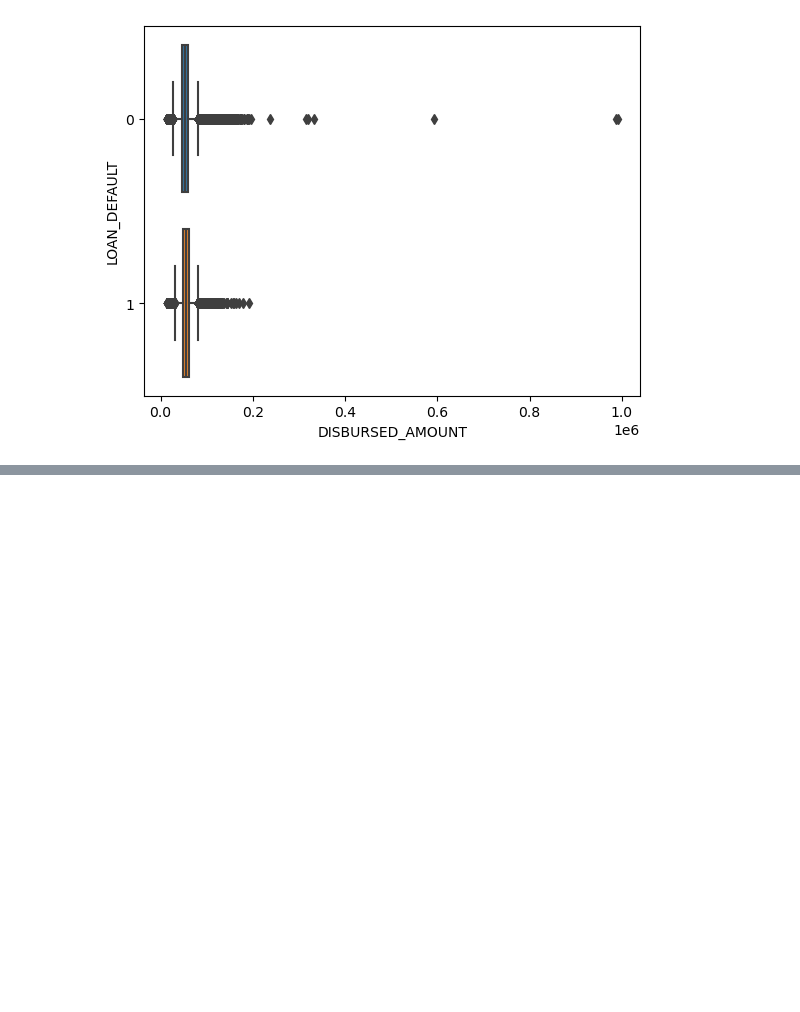
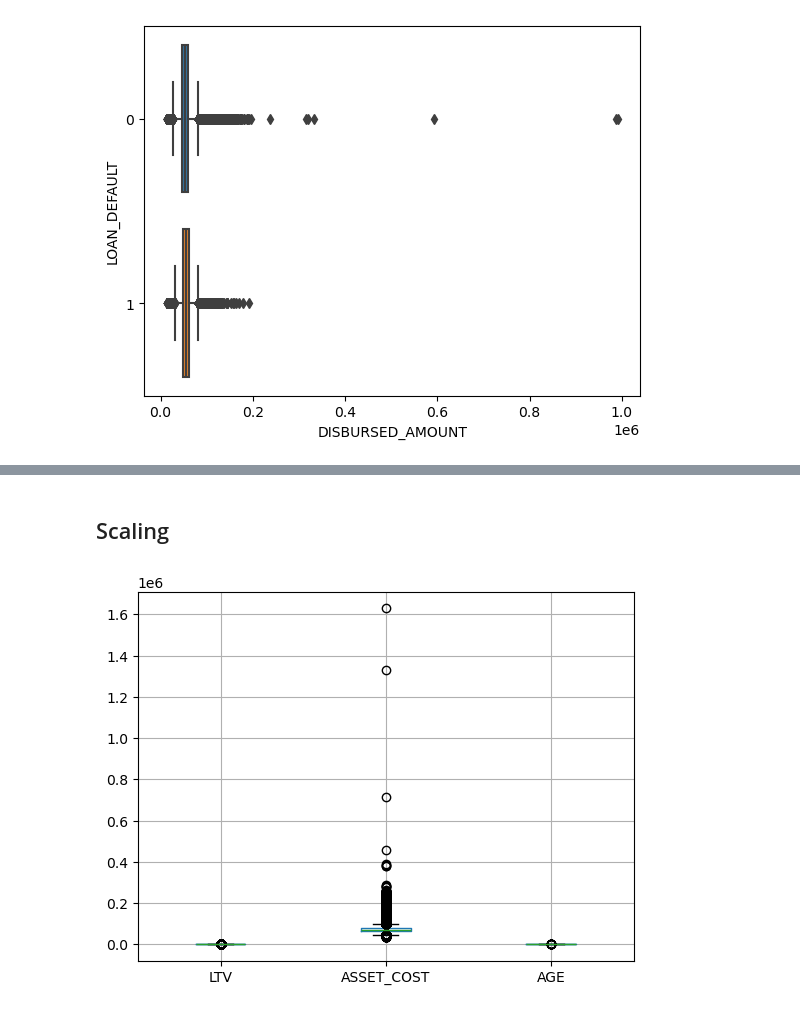
Before and after one commit to samiralikperov/python-portfolio, a Jupyter notebook: CFI/Loan Default Prediction with ML.ipynb, the cells around one changed output, grey strips where cells are left out. Cells and saved outputs as stored; diff of their text form; code cells hidden in the pictures; blank space fills up the shorter version.

```diff
--- a/CFI/Loan Default Prediction with ML.ipynb
+++ b/CFI/Loan Default Prediction with ML.ipynb
@@ -613,0 +722,25 @@ LOAN_DEFAULT
+# %%
+loan_df['TOTAL_ACTIVE_ACCTS'] = loan_df['PRI_ACTIVE_ACCTS'] + loan_df['SEC_ACTIVE_ACCTS']
+loan_df['TOTAL_OVERDUE_ACCTS'] = loan_df['PRI_OVERDUE_ACCTS'] + loan_df['SEC_OVERDUE_ACCTS']
+loan_df['TOTAL_CURRENT_BALANCE'] = loan_df['PRI_CURRENT_BALANCE'] + loan_df['SEC_CURRENT_BALANCE']
+loan_df['TOTAL_SANCTIONED_AMOUNT'] = loan_df['PRI_SANCTIONED_AMOUNT'] + loan_df['SEC_SANCTIONED_AMOUNT']
+loan_df['TOTAL_DISBURSED_AMOUNT'] = loan_df['PRI_DISBURSED_AMOUNT'] + loan_df['SEC_DISBURSED_AMOUNT']
+loan_df['TOTAL_INSTAL_AMT'] = loan_df['PRIMARY_INSTAL_AMT'] + loan_df['SEC_INSTAL_AMT']
+# %%
+# have to drop the columns to avoid duplication
+drop_cols = ['PRI_NO_OF_ACCTS',
+             'PRI_ACTIVE_ACCTS',
+             'PRI_OVERDUE_ACCTS',
+             'PRI_CURRENT_BALANCE',
+             'PRI_SANCTIONED_AMOUNT',
+             'PRI_DISBURSED_AMOUNT',
+             'PRIMARY_INSTAL_AMT',
+             'SEC_NO_OF_ACCTS',
+             'SEC_ACTIVE_ACCTS',
+             'SEC_OVERDUE_ACCTS',
+             'SEC_CURRENT_BALANCE',
+             'SEC_SANCTIONED_AMOUNT',
+             'SEC_DISBURSED_AMOUNT',
+             'SEC_INSTAL_AMT']
+
+loan_df = loan_df.drop(drop_cols, axis=1)
@@ -613,0 +751,2 @@ LOAN_DEFAULT
+# %%
+loan_df['OVERDUE_PCT'] = loan_df['TOTAL_OVERDUE_ACCTS'] / loan_df['TOTAL_ACCTS']
@@ -613,0 +758,3 @@ LOAN_DEFAULT
+# %%
+# have to fill missing value
+loan_df['OVERDUE_PCT'] = loan_df['OVERDUE_PCT'].fillna(0)
@@ -613,0 +785,2 @@ LOAN_DEFAULT
+# %% [markdown]
+## Scaling
@@ -613,0 +809,7 @@ LOAN_DEFAULT
+# %%
+# check the problem with columns
+
+loan_df[['LTV', 'ASSET_COST', 'AGE']].boxplot()
+plt.show()
+# %% [output]
+[figure, added]
```
Also changed, not shown: parts of 146 cells of this notebook.
